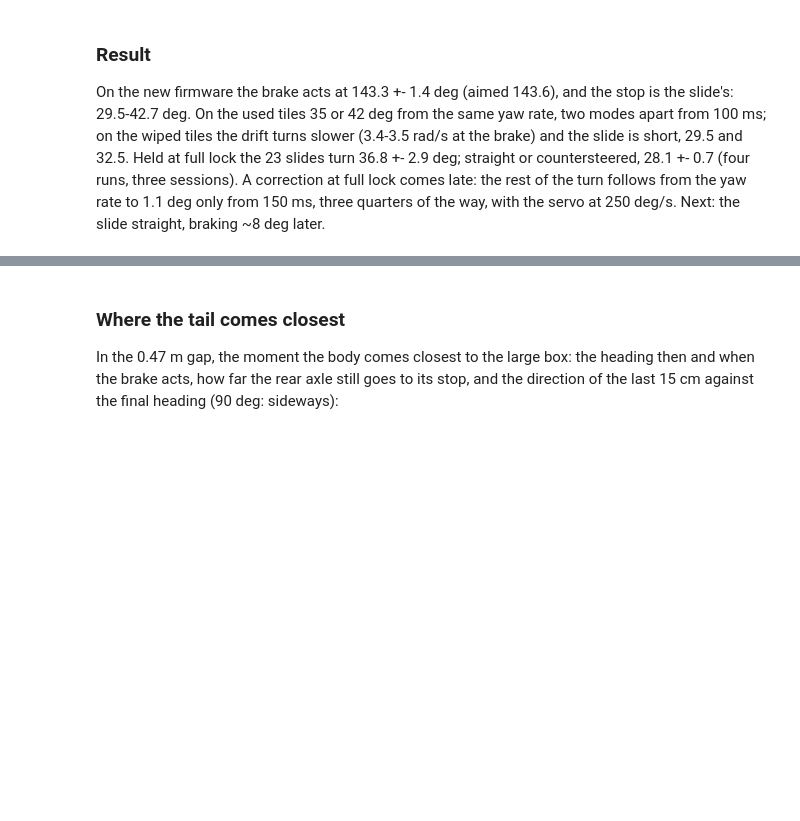
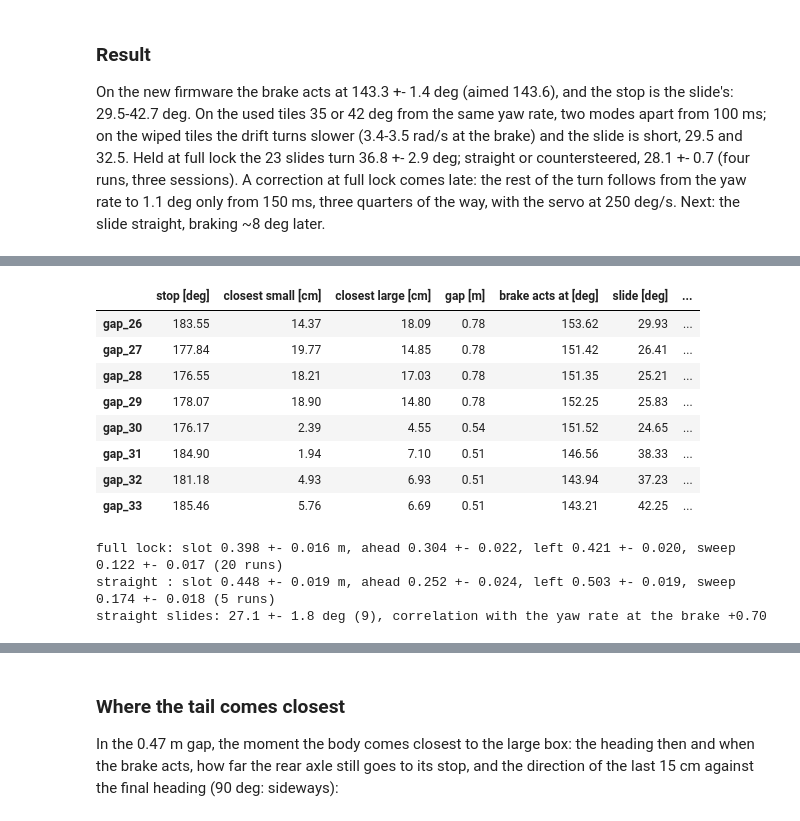
Before and after one commit to Gelminaio/drift-mpc-ackermann, a Jupyter notebook: notebooks/sideways.ipynb, the cells around one changed output, grey strips where cells are left out. Cells and saved outputs as stored; diff of their text form; code cells hidden in the pictures; blank space fills up the shorter version.

Commit message:
analysis: the slide straight, full lock at 0.51 m

```diff
--- a/notebooks/sideways.ipynb
+++ b/notebooks/sideways.ipynb
@@ -731,0 +739,45 @@ way, with the servo at 250 deg/s. Next: the slide straight, braking ~8 deg later
+# %%
+def evaluate(run_):
+    small, big = gap_at_rest(run_)
+    row = {k: v for k, v in clearance(run_, small, big).items() if k in ('stop [deg]', 'closest small [cm]', 'closest large [cm]')}
+    tb, acts = brake_acts(run_)
+    g = read(run_, 'gyro_path').assign(t=lambda x: x['t'] - 0.055)
+    psi = np.degrees(g['psi'])
+    h = car_path(run_)
+    st = read(run_, 'gap_state')
+    k = st.index[st['phase'] == 3][0]
+    mid = (FRONT + REAR) / 2
+    reach = [x + np.cos(p) * OUTLINE[:, 0] - np.sin(p) * OUTLINE[:, 1] for x, y, p in h]
+    row.update({'gap [m]': big[0] - small[1], 'brake acts at [deg]': np.interp(tb + acts, g['t'], psi),
+                'slide [deg]': psi.iloc[-1] - np.interp(tb + acts, g['t'], psi), 'r then': np.interp(tb + acts, g['t'], g['r']),
+                'ahead [m]': h[-1, 0] + np.cos(h[-1, 2]) * mid - st.loc[k, 'x'], 'left [m]': h[-1, 1] + np.sin(h[-1, 2]) * mid - st.loc[k, 'y'],
+                'sweep [m]': max(q.max() for q in reach) - reach[-1].max(), 'slot [m]': slot(h[:, :, None])[0]})
+    return row
+
+
+late = pd.DataFrame({run_: evaluate(run_) for run_ in [f'gap_{i}' for i in range(26, 34)]}).T
+late.astype(float).round(2)
+# %% [output]
+|  | stop [deg] | closest small [cm] | closest large [cm] | gap [m] | brake acts at [deg] | slide [deg] | ... |
+| gap_26 | 183.55 | 14.37 | 18.09 | 0.78 | 153.62 | 29.93 | ... |
+| gap_27 | 177.84 | 19.77 | 14.85 | 0.78 | 151.42 | 26.41 | ... |
+| gap_28 | 176.55 | 18.21 | 17.03 | 0.78 | 151.35 | 25.21 | ... |
+| gap_29 | 178.07 | 18.90 | 14.80 | 0.78 | 152.25 | 25.83 | ... |
+| gap_30 | 176.17 | 2.39 | 4.55 | 0.54 | 151.52 | 24.65 | ... |
+| gap_31 | 184.90 | 1.94 | 7.10 | 0.51 | 146.56 | 38.33 | ... |
+| gap_32 | 181.18 | 4.93 | 6.93 | 0.51 | 143.94 | 37.23 | ... |
+| gap_33 | 185.46 | 5.76 | 6.69 | 0.51 | 143.21 | 42.25 | ... |
+# %%
+full = [f'gap_{i}' for i in list(range(9, 26)) + [31, 32, 33]]
+compare = pd.DataFrame({run_: evaluate(run_) for run_ in full}).T.astype(float)
+for name, c in (('full lock', compare), ('straight', late.loc[[f'gap_{i}' for i in range(26, 31)]].astype(float))):
+    print(f'{name:9s}: slot {c["slot [m]"].mean():.3f} +- {c["slot [m]"].std():.3f} m, ahead {c["ahead [m]"].mean():.3f} +- {c["ahead [m]"].std():.3f}, '
+          f'left {c["left [m]"].mean():.3f} +- {c["left [m]"].std():.3f}, sweep {c["sweep [m]"].mean():.3f} +- {c["sweep [m]"].std():.3f} ({len(c)} runs)')
+st_ = groups[groups['held'] == 'straight or counter'].index
+r0 = np.array([SLIDES[r][0]['r'].iloc[0] for r in st_] + [late.loc[r, 'r then'] for r in [f'gap_{i}' for i in range(26, 31)]])
+sl = np.array([SLIDES[r][2] for r in st_] + [late.loc[r, 'slide [deg]'] for r in [f'gap_{i}' for i in range(26, 31)]])
+print(f'straight slides: {sl.mean():.1f} +- {sl.std(ddof=1):.1f} deg ({len(sl)}), correlation with the yaw rate at the brake {np.corrcoef(r0, sl)[0, 1]:+.2f}')
+# %% [output]
+full lock: slot 0.398 +- 0.016 m, ahead 0.304 +- 0.022, left 0.421 +- 0.020, sweep 0.122 +- 0.017 (20 runs)
+straight : slot 0.448 +- 0.019 m, ahead 0.252 +- 0.024, left 0.503 +- 0.019, sweep 0.174 +- 0.018 (5 runs)
+straight slides: 27.1 +- 1.8 deg (9), correlation with the yaw rate at the brake +0.70
```
Also changed, not shown: parts of 2 cells of this notebook.
